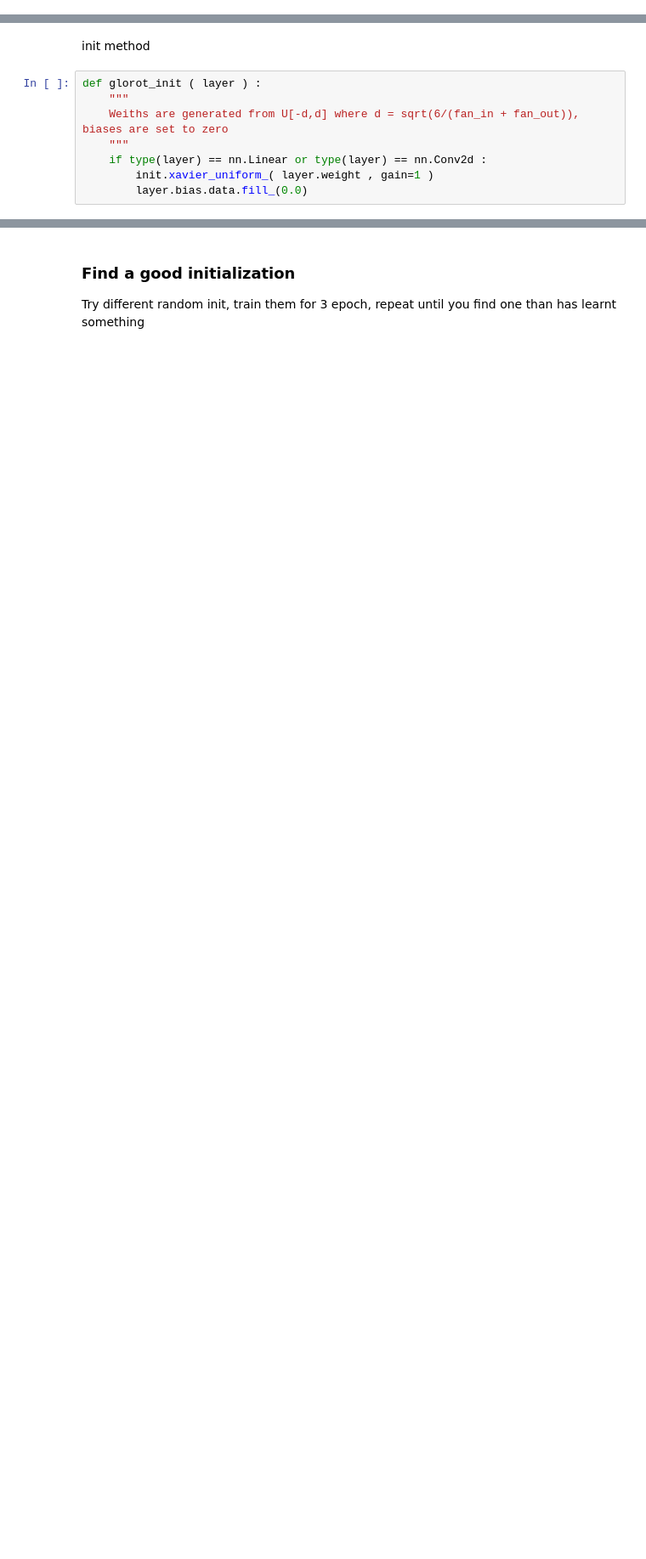
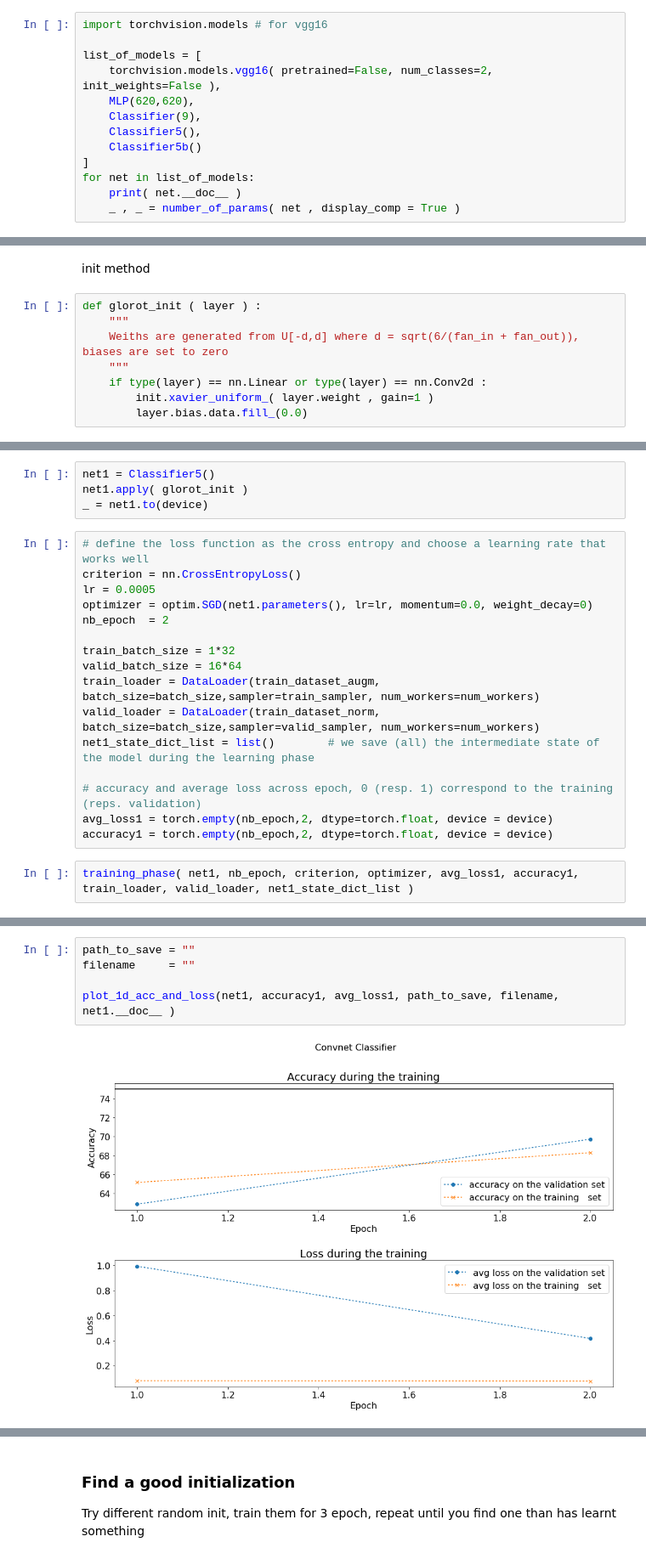
Before and after one commit to HugoCote/Assignment-1-Part-3, a Jupyter notebook: dev1num3.ipynb, the cells around one changed output, grey strips where cells are left out. Shown at 85% size. Drawn from its saved outputs; the diff is of its cells as text; blank space fills up the shorter version.

```diff
--- a/dev1num3.ipynb
+++ b/dev1num3.ipynb
@@ -763,0 +829,13 @@ number of params =  5047074  =
+# %%
+import torchvision.models # for vgg16
+
+list_of_models = [
+    torchvision.models.vgg16( pretrained=False, num_classes=2, init_weights=False ),
+    MLP(620,620),
+    Classifier(9),
+    Classifier5(),
+    Classifier5b()
+]
+for net in list_of_models:
+    print( net.__doc__ )
+    _ , _ = number_of_params( net , display_comp = True )
@@ -798,0 +1047,22 @@ _ = cudanet.to(device)
+# %%
+net1 = Classifier5()
+net1.apply( glorot_init )
+_ = net1.to(device)
+# %%
+# define the loss function as the cross entropy and choose a learning rate that works well
+criterion = nn.CrossEntropyLoss()
+lr = 0.0005
+optimizer = optim.SGD(net1.parameters(), lr=lr, momentum=0.0, weight_decay=0)
+nb_epoch  = 2
+
+train_batch_size = 1*32
+valid_batch_size = 16*64
+train_loader = DataLoader(train_dataset_augm, batch_size=batch_size,sampler=train_sampler, num_workers=num_workers)
+valid_loader = DataLoader(train_dataset_norm, batch_size=batch_size,sampler=valid_sampler, num_workers=num_workers)
+net1_state_dict_list = list()        # we save (all) the intermediate state of the model during the learning phase
+
+# accuracy and average loss across epoch, 0 (resp. 1) correspond to the training (reps. validation)
+avg_loss1 = torch.empty(nb_epoch,2, dtype=torch.float, device = device)
+accuracy1 = torch.empty(nb_epoch,2, dtype=torch.float, device = device)
+# %%
+training_phase( net1, nb_epoch, criterion, optimizer, avg_loss1, accuracy1, train_loader, valid_loader, net1_state_dict_list )
@@ -799 +1075,8 @@ _ = cudanet.to(device)
+# %%
+path_to_save = ""
+filename     = ""
+
+plot_1d_acc_and_loss(net1, accuracy1, avg_loss1, path_to_save, filename, net1.__doc__ )
+# %% [output]
+[figure, added]
 # %%
```
Also changed, not shown: parts of 55 cells of this notebook, 23 other files.
